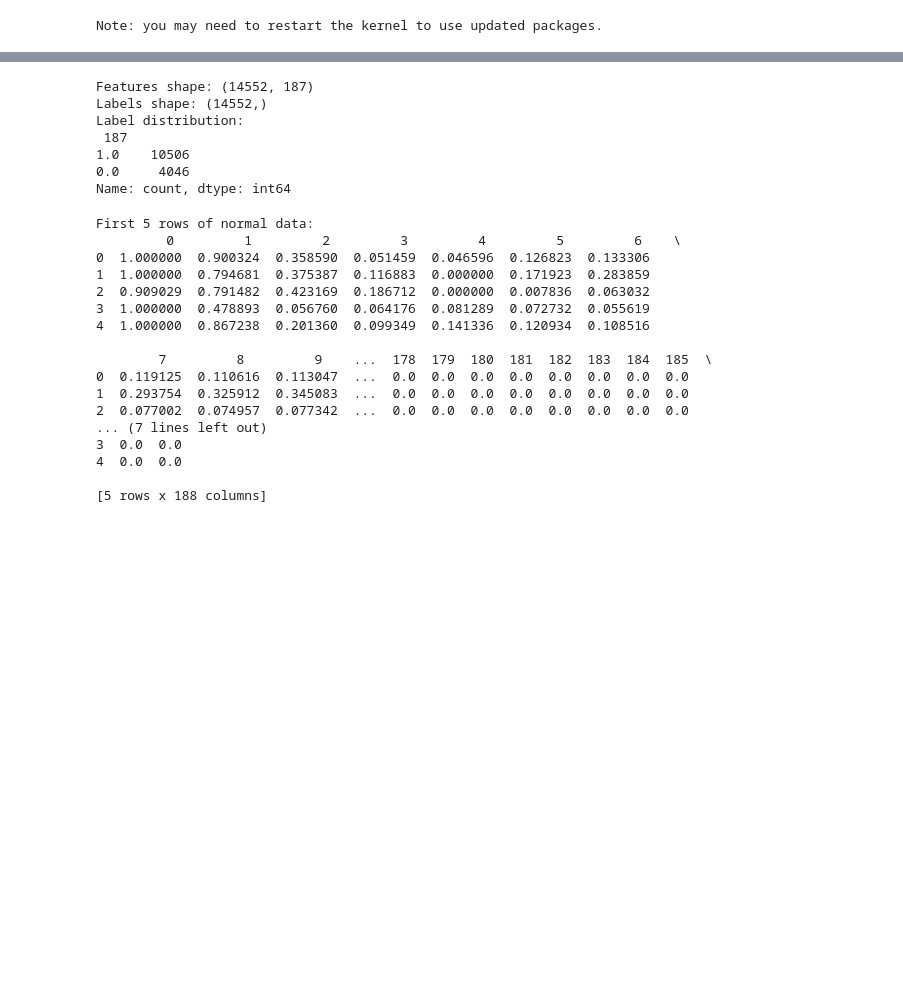
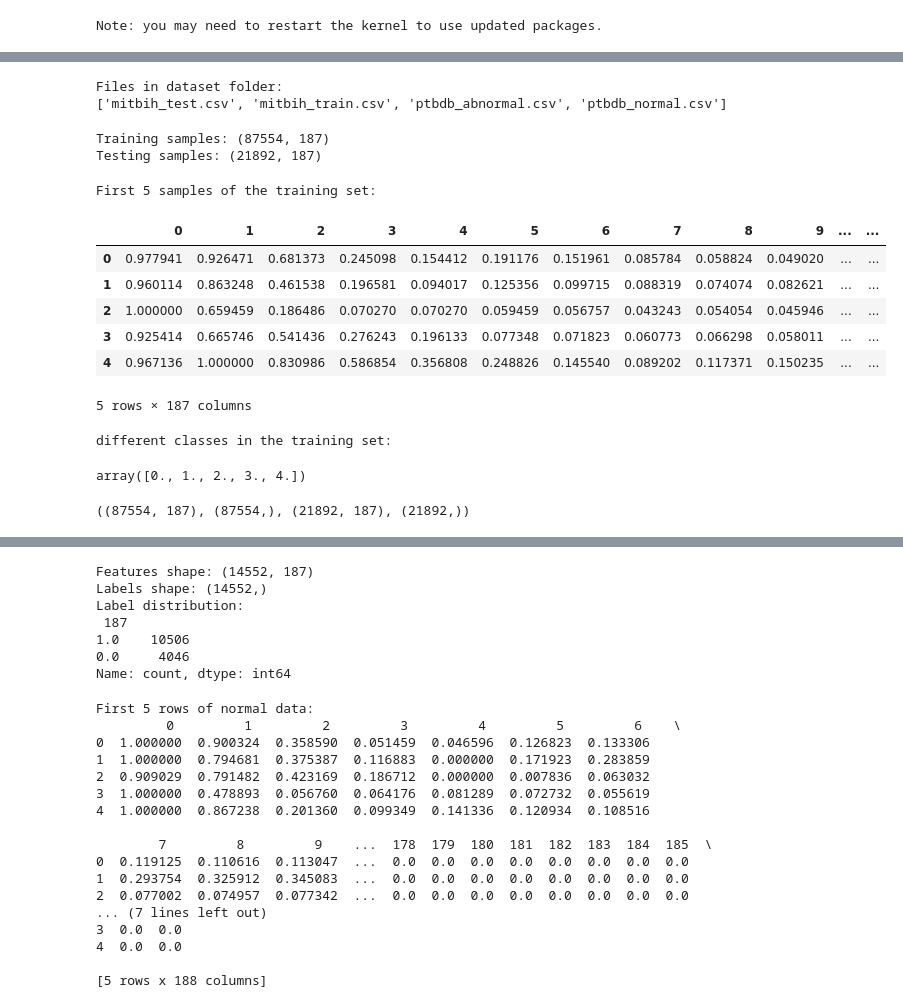
Before and after one commit to arilui/EKGenie, a Jupyter notebook: HawraaJupyter.ipynb, the cells around one changed output, grey strips where cells are left out. Drawn from its saved outputs; the diff is of its cells as text; code cells hidden in the pictures; blank space fills up the shorter version.

Commit message:
pushed new vis for mihtb and pdtb datasets

```diff
--- a/HawraaJupyter.ipynb
+++ b/HawraaJupyter.ipynb
@@ -21,0 +18,54 @@ Path to dataset files: C:\Users\hawra\.cache\kagglehub\datasets\shayanfazeli\hea
+# %%
+# Show the actual downloaded files
+print("Files in dataset folder:")
+print(os.listdir(path))
+# %% [output]
+Files in dataset folder:
+['mitbih_test.csv', 'mitbih_train.csv', 'ptbdb_abnormal.csv', 'ptbdb_normal.csv']
+# %%
+def load_data(path):
+    import os
+    import pandas as pd
+
+    # Load train and test datasets directly
+    train = pd.read_csv(os.path.join(path, "mitbih_train.csv"), header=None)
+    test = pd.read_csv(os.path.join(path, "mitbih_test.csv"), header=None)
+
+    # Split into features and labels
+    X_train = train.iloc[:, :-1]
+    y_train = train.iloc[:, -1]
+
+    X_test = test.iloc[:, :-1]
+    y_test = test.iloc[:, -1]
+
+    return X_train, X_test, y_train, y_test
+# %%
+X_train, X_test, y_train, y_test = load_data(path)
+
+print("Training samples:", X_train.shape)
+print("Testing samples:", X_test.shape)
+# %% [output]
+Training samples: (87554, 187)
+Testing samples: (21892, 187)
+# %%
+print("First 5 samples of the training set:")
+X_train.head(5)
+# %% [output]
+First 5 samples of the training set:
+|  | 0 | 1 | 2 | 3 | 4 | 5 | 6 | 7 | 8 | 9 | ... | ... |
+| 0 | 0.977941 | 0.926471 | 0.681373 | 0.245098 | 0.154412 | 0.191176 | 0.151961 | 0.085784 | 0.058824 | 0.049020 | ... | ... |
+| 1 | 0.960114 | 0.863248 | 0.461538 | 0.196581 | 0.094017 | 0.125356 | 0.099715 | 0.088319 | 0.074074 | 0.082621 | ... | ... |
+| 2 | 1.000000 | 0.659459 | 0.186486 | 0.070270 | 0.070270 | 0.059459 | 0.056757 | 0.043243 | 0.054054 | 0.045946 | ... | ... |
+| 3 | 0.925414 | 0.665746 | 0.541436 | 0.276243 | 0.196133 | 0.077348 | 0.071823 | 0.060773 | 0.066298 | 0.058011 | ... | ... |
+| 4 | 0.967136 | 1.000000 | 0.830986 | 0.586854 | 0.356808 | 0.248826 | 0.145540 | 0.089202 | 0.117371 | 0.150235 | ... | ... |
+5 rows × 187 columns
+# %%
+print("different classes in the training set:")
+y_train.unique()
+# %% [output]
+different classes in the training set:
+array([0., 1., 2., 3., 4.])
+# %%
+X_train.shape, y_train.shape, X_test.shape, y_test.shape
+# %% [output]
+((87554, 187), (87554,), (21892, 187), (21892,))
```
Also changed, not shown: parts of 6 cells of this notebook.
